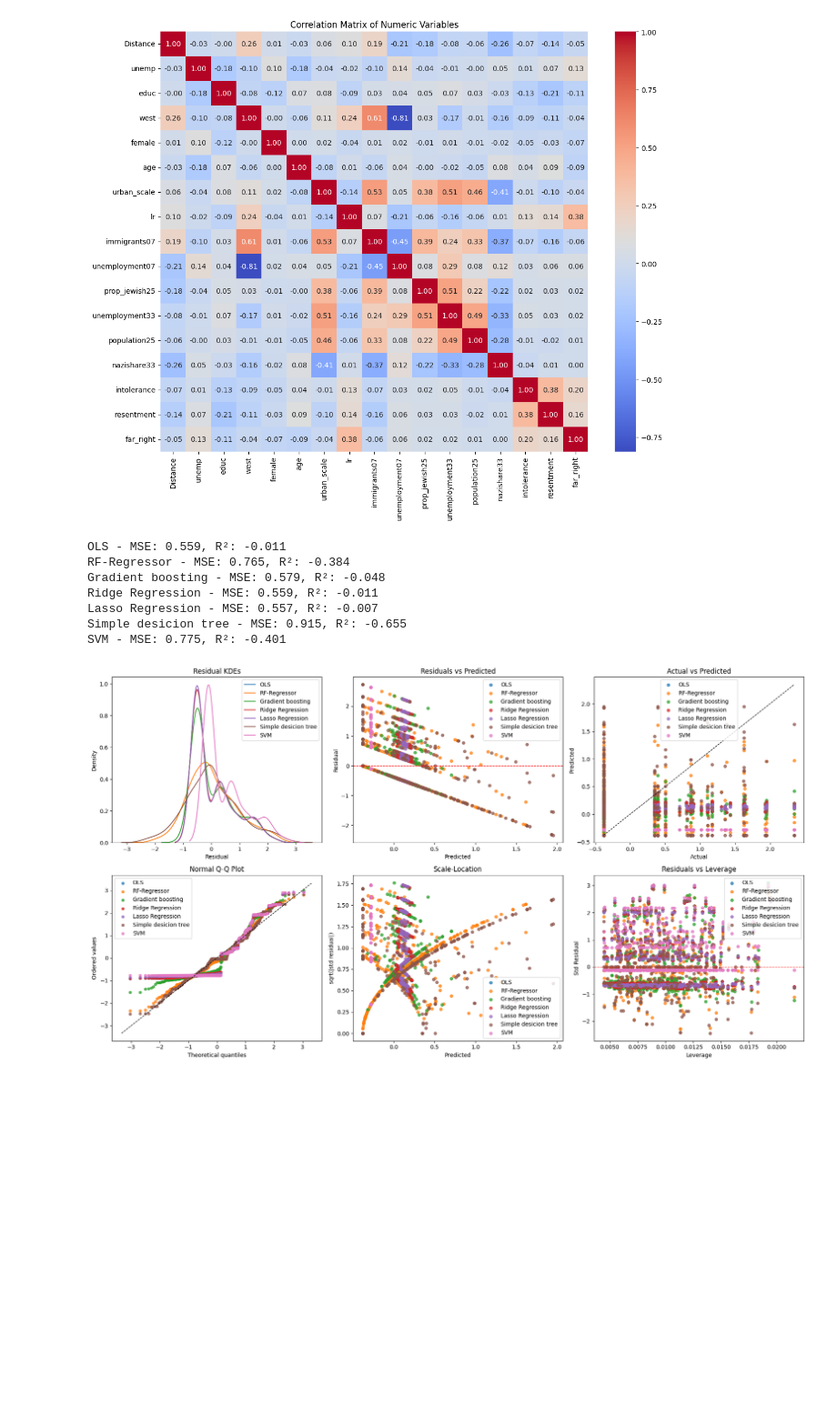
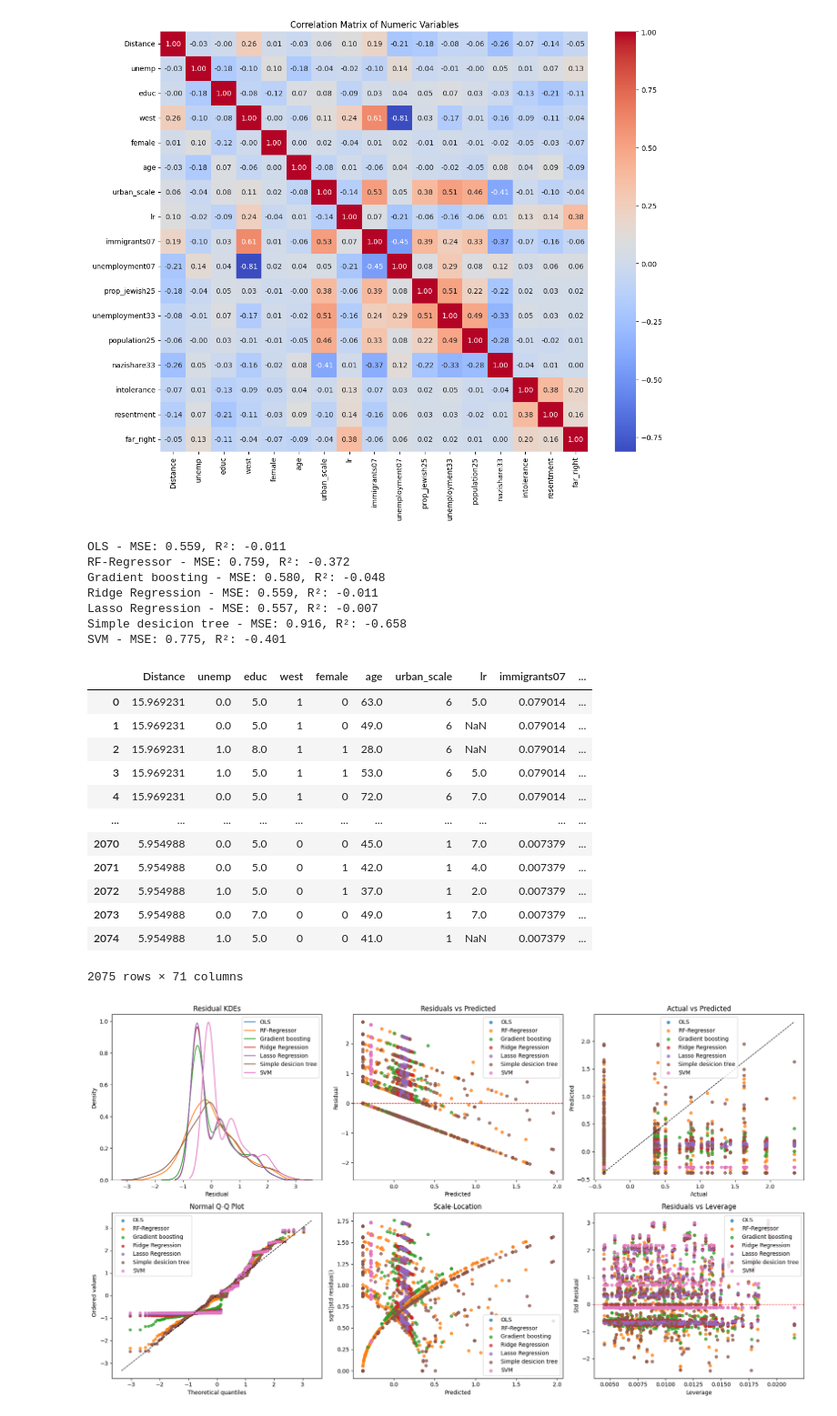
Before and after one commit to josaur/sds-exam, a Jupyter notebook: exam-sds/Exam-Notebook.ipynb, the cells around one changed output. Shown at 91% size. Drawn from its saved outputs; the diff is of its cells as text; code cells hidden in the pictures; blank space fills up the shorter version.

```diff
--- a/exam-sds/Exam-Notebook.ipynb
+++ b/exam-sds/Exam-Notebook.ipynb
@@ -114,9 +114,16 @@ X = {
     'female': 'Female (1=Yes)',
 }
 controls = {
+    # control by one hot encoded state
+
 }
+
+# one hot encoding for all categorical variables
+evs_oh = pd.get_dummies(evs, drop_first=True)
+
 # do train test split
-X_train, X_test, y_train, y_test = train_test_split(evs[list(X.keys())], evs[y.keys()], test_size=0.2, random_state=42)
+X_train, X_test, y_train, y_test = train_test_split(evs_oh[list(X.keys())], evs_oh[y.keys()], test_size=0.2, random_state=42)
+
 # scale features
 from sklearn.preprocessing import StandardScaler
 scaler = StandardScaler()
@@ -151,8 +158,6 @@ for model_name, model in models.items():
     X_data = evs[features].dropna()
     y_data = evs.loc[X_data.index, 'intolerance']
 
-    X_train, X_test, y_train, y_test = train_test_split(X_data, y_data, test_size=0.2, random_state=42)
-
     # Fit model
     model.fit(X_train, y_train)
 
@@ -166,12 +171,28 @@ for model_name, model in models.items():
     print(f"{model_name} - MSE: {mse:.3f}, R²: {r2:.3f}")
 # %% [output]
 OLS - MSE: 0.559, R²: -0.011
-RF-Regressor - MSE: 0.765, R²: -0.384
-Gradient boosting - MSE: 0.579, R²: -0.048
+RF-Regressor - MSE: 0.759, R²: -0.372
+Gradient boosting - MSE: 0.580, R²: -0.048
 Ridge Regression - MSE: 0.559, R²: -0.011
 Lasso Regression - MSE: 0.557, R²: -0.007
-Simple desicion tree - MSE: 0.915, R²: -0.655
+Simple desicion tree - MSE: 0.916, R²: -0.658
 SVM - MSE: 0.775, R²: -0.401
+# %%
+evs_oh
+# %% [output]
+|  | Distance | unemp | educ | west | female | age | urban_scale | lr | immigrants07 | ... |
+| 0 | 15.969231 | 0.0 | 5.0 | 1 | 0 | 63.0 | 6 | 5.0 | 0.079014 | ... |
+| 1 | 15.969231 | 0.0 | 5.0 | 1 | 0 | 49.0 | 6 | NaN | 0.079014 | ... |
+| 2 | 15.969231 | 1.0 | 8.0 | 1 | 1 | 28.0 | 6 | NaN | 0.079014 | ... |
+| 3 | 15.969231 | 1.0 | 5.0 | 1 | 1 | 53.0 | 6 | 5.0 | 0.079014 | ... |
+| 4 | 15.969231 | 0.0 | 5.0 | 1 | 0 | 72.0 | 6 | 7.0 | 0.079014 | ... |
+| ... | ... | ... | ... | ... | ... | ... | ... | ... | ... | ... |
+| 2070 | 5.954988 | 0.0 | 5.0 | 0 | 0 | 45.0 | 1 | 7.0 | 0.007379 | ... |
+| 2071 | 5.954988 | 0.0 | 5.0 | 0 | 1 | 42.0 | 1 | 4.0 | 0.007379 | ... |
+| 2072 | 5.954988 | 1.0 | 5.0 | 0 | 1 | 37.0 | 1 | 2.0 | 0.007379 | ... |
+| 2073 | 5.954988 | 0.0 | 7.0 | 0 | 0 | 49.0 | 1 | 7.0 | 0.007379 | ... |
+| 2074 | 5.954988 | 1.0 | 5.0 | 0 | 0 | 41.0 | 1 | NaN | 0.007379 | ... |
+2075 rows × 71 columns
 # %%
 from collections.abc import Sequence
 from typing import Dict, Tuple, Union
```
